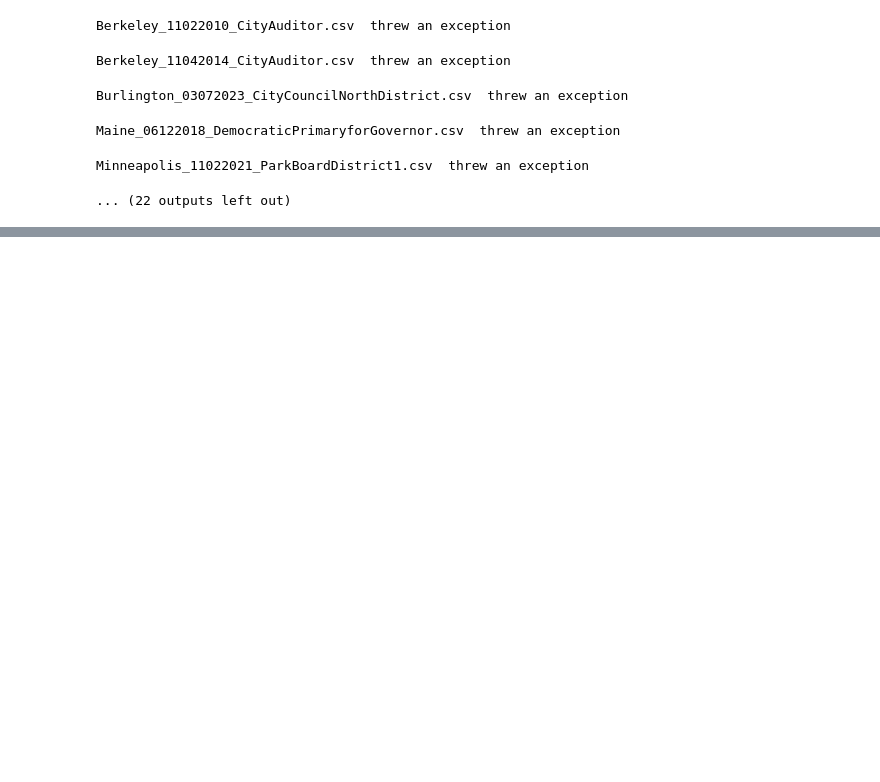
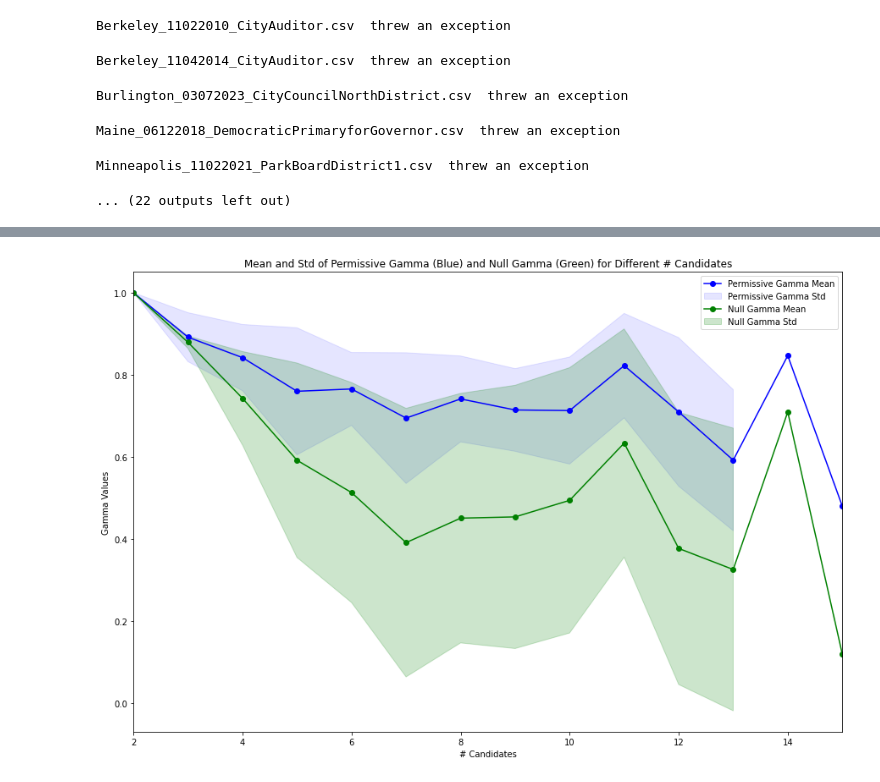
Before and after one commit to ericssimpson/voting-analysis-tools, a Jupyter notebook: cleaned files/null_elections.ipynb, the cells around one changed output, grey strips where cells are left out. Cells and saved outputs as stored; diff of their text form; code cells hidden in the pictures; blank space fills up the shorter version.

```diff
--- a/cleaned files/null_elections.ipynb
+++ b/cleaned files/null_elections.ipynb
@@ -478,0 +528,37 @@ plt.show()
+# %%
+import pandas as pd
+import numpy as np
+import matplotlib.pyplot as plt
+
+# Assuming 'data' is your DataFrame with the relevant data
+# Calculate min, max, mean, and std values for each # of candidates for permissive_gamma
+permissive_summary_data = data.groupby('#candidates')['permissive_gamma'].agg(['min', 'max', 'mean', 'std']).reset_index()
+
+# Calculate min, max, mean, and std values for each # of candidates for null_gamma
+null_summary_data = data.groupby('#candidates')['null_gamma'].agg(['min', 'max', 'mean', 'std']).reset_index()
+
+# Plotting
+plt.figure(figsize=(15, 10))
+
+# Plot mean for permissive_gamma
+plt.plot(permissive_summary_data['#candidates'], permissive_summary_data['mean'], color='blue', marker='o', label='Permissive Gamma Mean')
+plt.fill_between(permissive_summary_data['#candidates'],
+                 permissive_summary_data['mean'] - permissive_summary_data['std'],
+                 permissive_summary_data['mean'] + permissive_summary_data['std'],
+                 color='blue', alpha=0.1, label='Permissive Gamma Std')
+
+# Plot mean for null_gamma
+plt.plot(null_summary_data['#candidates'], null_summary_data['mean'], color='green', marker='o', label='Null Gamma Mean')
+plt.fill_between(null_summary_data['#candidates'],
+                 null_summary_data['mean'] - null_summary_data['std'],
+                 null_summary_data['mean'] + null_summary_data['std'],
+                 color='green', alpha=0.2, label='Null Gamma Std')
+
+plt.xlabel('# Candidates')
+plt.ylabel('Gamma Values')
+plt.title('Mean and Std of Permissive Gamma (Blue) and Null Gamma (Green) for Different # Candidates')
+plt.legend()
+plt.xlim(2, 15)
+plt.show()
+# %% [output]
+[figure, added]
```
Also changed, not shown: parts of 6 cells of this notebook, 7 other files.
